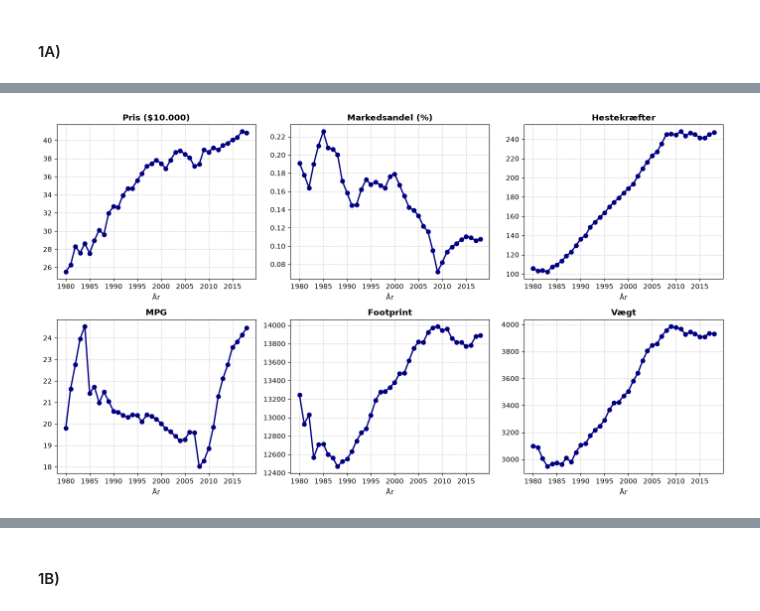
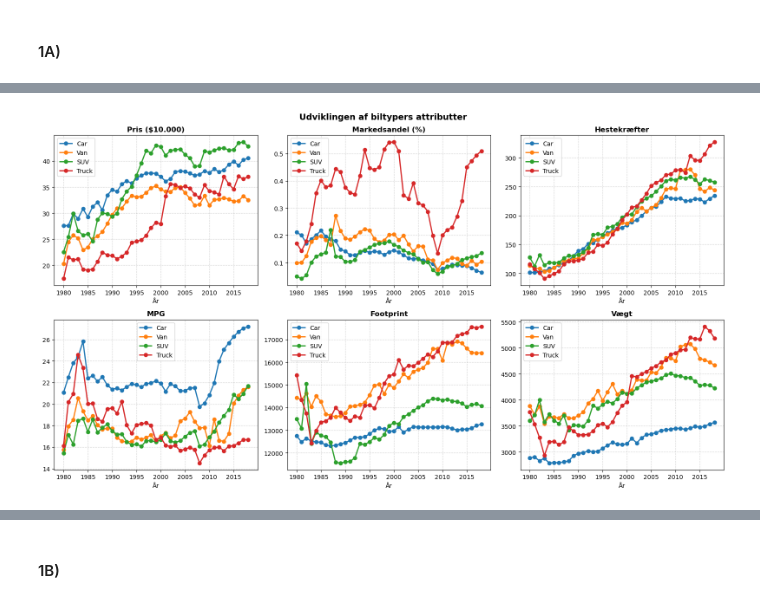
Before and after one commit to Nskoularsen/EconometricsA, a Jupyter notebook: 3_assignments/A3/Opgave/A3.ipynb, the cells around one changed output, grey strips where cells are left out. Drawn from its saved outputs; the diff is of its cells as text; code cells hidden in the pictures.

```diff
--- a/3_assignments/A3/Opgave/A3.ipynb
+++ b/3_assignments/A3/Opgave/A3.ipynb
@@ -14,30 +14,85 @@ df = pd.read_csv("data/cars.csv")
 #### 1A)
 # %%
 # Deskriptiv statistik for priser, markedsandele og produktegenskaber
+# Markedsandel i procent
 df['market_share_pct'] = 100 * df['market_share']
-desc_vars = ['price', 'market_share_pct', 'hp', 'mpg', 'footprint', 'weight']
-descriptive = df[desc_vars].describe(percentiles=[0.1, 0.5, 0.9]).T
-descriptive.index = ['Pris ($10.000)', 'Markedsandel (%)', 'Hestekræfter', 'MPG',
-                    'Footprint', 'Vægt']
-display(descriptive[['mean', 'std', '10%', '50%', '90%']].round(3))
+
+# Variabler, der skal beskrives
+desc_vars = [
+    'price', 'market_share_pct', 'hp',
+    'mpg', 'footprint', 'weight'
+]
+
+# Navne til tabellen
+var_names = [
+    'Pris ($10.000)', 'Markedsandel (%)', 'Hestekræfter',
+    'MPG', 'Footprint', 'Vægt'
+]
+
+# Opret biltyper, hvis det ikke allerede er gjort
+df['car_type'] = 'Car'
+df.loc[df['van'] == 1, 'car_type'] = 'Van'
+df.loc[df['suv'] == 1, 'car_type'] = 'SUV'
+df.loc[df['truck'] == 1, 'car_type'] = 'Truck'
+
+# Beregn deskriptiv statistik for hver biltype
+for car_type in ['Car', 'Van', 'SUV', 'Truck']:
+    print(f'\nDeskriptiv statistik: {car_type}')
+
+    descriptive = (
+        df.loc[df['car_type'] == car_type, desc_vars]
+        .describe(percentiles=[0.1, 0.5, 0.9])
+        .T
+    )
+
+    descriptive.index = var_names
+
+    display(
+        descriptive[['mean', 'std', '10%', '50%', '90%']]
+        .round(3)
+    )
 
 # Vis udviklingen over tid i priser, markedsandele og andre produktegenskaber
 # Gennemsnit pr. år for desc_vars
 yearly = df.groupby('year')[desc_vars].mean()
 
+titles = ['Pris ($10.000)', 'Markedsandel (%)', 'Hestekræfter', 'MPG', 'Footprint', 'Vægt']
 
-fig, axes = plt.subplots(2, 3, figsize=(14,8))
+car_types = ['Car', 'Van', 'SUV', 'Truck']
+
+# Gennemsnit pr. år og biltype
+yearly_type = (
+    df.groupby(['year', 'car_type'])[desc_vars]
+      .mean()
+      .reset_index()
+)
+
+# Tegn de seks grafer
+fig, axes = plt.subplots(2, 3, figsize=(16, 9))
 axes = axes.flatten()
 
-titles = ['Pris ($10.000)', 'Markedsandel (%)', 'Hestekræfter', 'MPG', 'Footprint', 'Vægt']
+for i, var in enumerate(desc_vars):
+    for car_type in car_types:
+        subset = yearly_type[
+            yearly_type['car_type'] == car_type
+        ]
 
-#3. plot
-for i, var in enumerate(desc_vars):
-    axes[i].plot(yearly.index, yearly[var], marker='o', color='navy', linewidth=2)
+        axes[i].plot(
+            subset['year'],
+            subset[var],
+            marker='o',
+            linewidth=2,
+            label=car_type
+        )
+
     axes[i].set_title(titles[i], fontweight='bold')
     axes[i].set_xlabel('År')
-    axes[i].grid(True, linestyle='--', alpha=0.6)
-
+    axes[i].grid(True, linestyle='--', alpha=0.5)
+    axes[i].legend()
+fig.suptitle(
+    'Udviklingen af biltypers attributter',
+    fontsize=14, fontweight='bold'
+)
 plt.tight_layout()
 plt.show()
 # %% [output]
@@ -51 +131 @@ plt.show()
-[figure, old version]
+[figure, new version]
```
Also changed, not shown: parts of 6 cells of this notebook, 1 other file.
